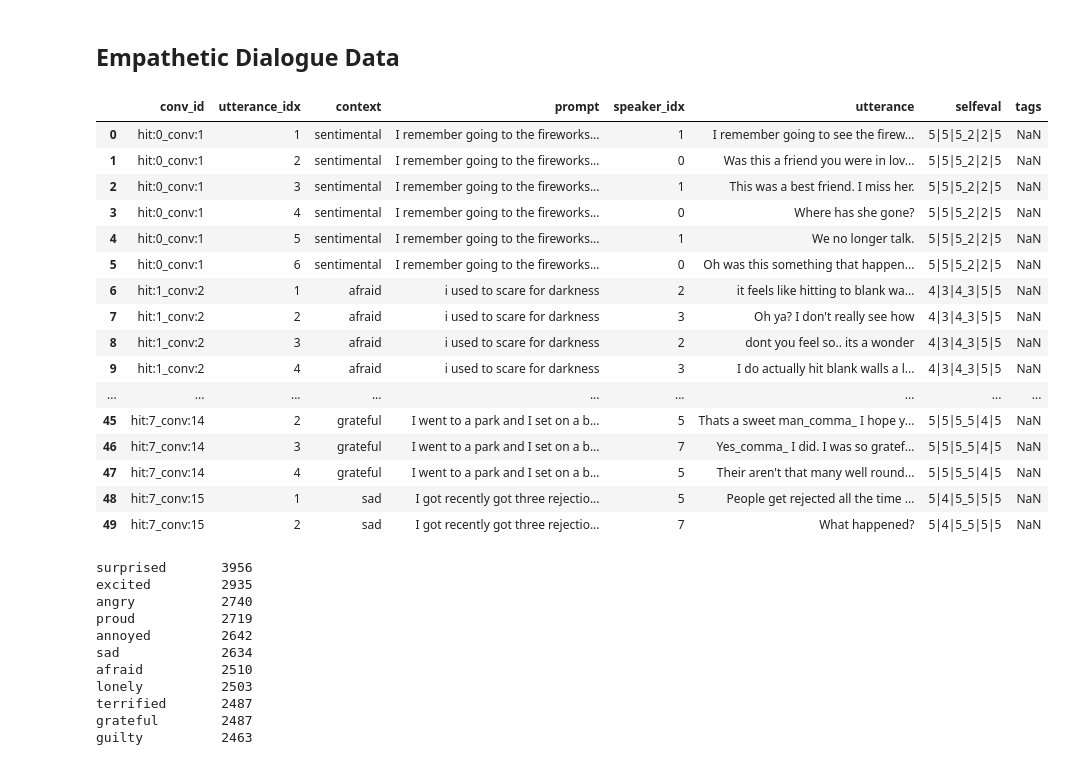
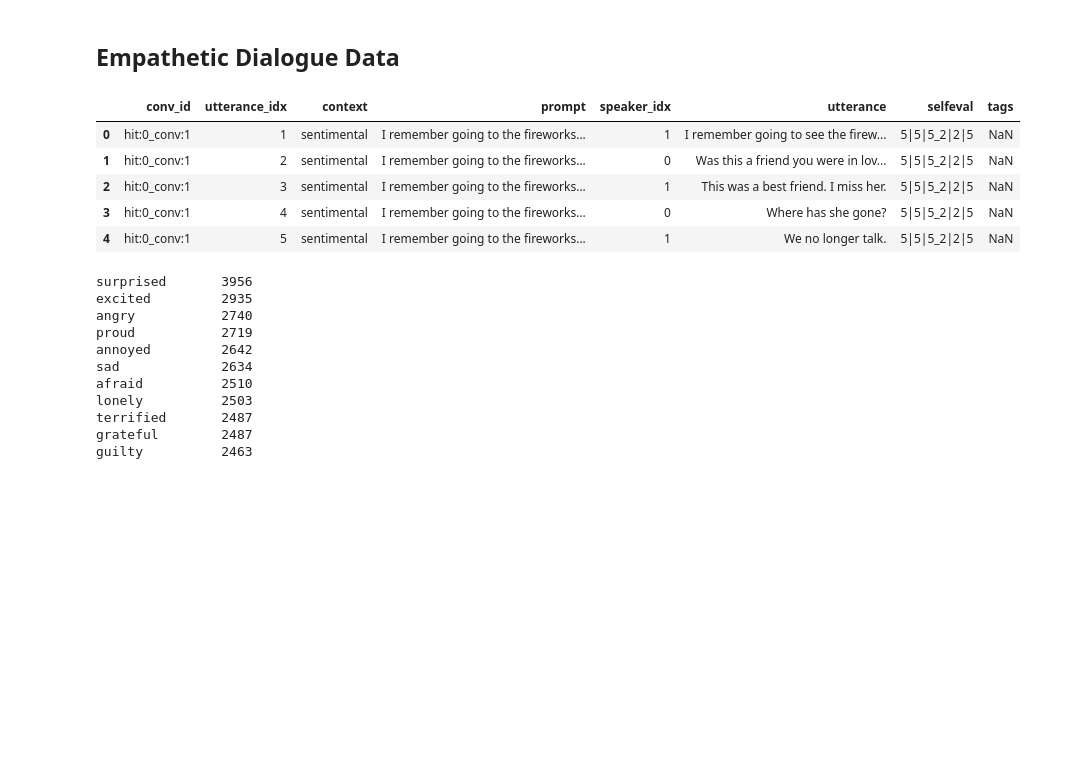
Before and after one commit to SolipsisAI/research, a Jupyter notebook: notebooks/ed-dialogueset.ipynb, the cells around one changed output. Saved outputs shown, nothing was run; the diff lists cells and outputs as text; code cells hidden in the pictures; blank space fills up the shorter version.

```diff
--- a/notebooks/ed-dialogueset.ipynb
+++ b/notebooks/ed-dialogueset.ipynb
@@ -12,25 +12,14 @@ data_filename = "../../data/empatheticdialogues/train.csv"
 # %%
 df = pd.read_csv(data_filename, on_bad_lines="skip")
 # %%
-df.head(50)
+df.head(5)
 # %% [output]
 |  | conv_id | utterance_idx | context | prompt | speaker_idx | utterance | selfeval | tags |
 | 0 | hit:0_conv:1 | 1 | sentimental | I remember going to the fireworks... | 1 | I remember going to see the firew... | 5|5|5_2|2|5 | NaN |
 | 1 | hit:0_conv:1 | 2 | sentimental | I remember going to the fireworks... | 0 | Was this a friend you were in lov... | 5|5|5_2|2|5 | NaN |
 | 2 | hit:0_conv:1 | 3 | sentimental | I remember going to the fireworks... | 1 | This was a best friend. I miss her. | 5|5|5_2|2|5 | NaN |
 | 3 | hit:0_conv:1 | 4 | sentimental | I remember going to the fireworks... | 0 | Where has she gone? | 5|5|5_2|2|5 | NaN |
 | 4 | hit:0_conv:1 | 5 | sentimental | I remember going to the fireworks... | 1 | We no longer talk. | 5|5|5_2|2|5 | NaN |
-| 5 | hit:0_conv:1 | 6 | sentimental | I remember going to the fireworks... | 0 | Oh was this something that happen... | 5|5|5_2|2|5 | NaN |
-| 6 | hit:1_conv:2 | 1 | afraid | i used to scare for darkness | 2 | it feels like hitting to blank wa... | 4|3|4_3|5|5 | NaN |
-| 7 | hit:1_conv:2 | 2 | afraid | i used to scare for darkness | 3 | Oh ya? I don't really see how | 4|3|4_3|5|5 | NaN |
-| 8 | hit:1_conv:2 | 3 | afraid | i used to scare for darkness | 2 | dont you feel so.. its a wonder | 4|3|4_3|5|5 | NaN |
-| 9 | hit:1_conv:2 | 4 | afraid | i used to scare for darkness | 3 | I do actually hit blank walls a l... | 4|3|4_3|5|5 | NaN |
-| ... | ... | ... | ... | ... | ... | ... | ... | ... |
-| 45 | hit:7_conv:14 | 2 | grateful | I went to a park and I set on a b... | 5 | Thats a sweet man_comma_ I hope y... | 5|5|5_5|4|5 | NaN |
-| 46 | hit:7_conv:14 | 3 | grateful | I went to a park and I set on a b... | 7 | Yes_comma_ I did. I was so gratef... | 5|5|5_5|4|5 | NaN |
-| 47 | hit:7_conv:14 | 4 | grateful | I went to a park and I set on a b... | 5 | Their aren't that many well round... | 5|5|5_5|4|5 | NaN |
-| 48 | hit:7_conv:15 | 1 | sad | I got recently got three rejectio... | 5 | People get rejected all the time ... | 5|4|5_5|5|5 | NaN |
-| 49 | hit:7_conv:15 | 2 | sad | I got recently got three rejectio... | 7 | What happened? | 5|4|5_5|5|5 | NaN |
 # %%
 df["context"].value_counts()
 # %% [output]
```
Also changed, not shown: parts of 23 cells of this notebook, 1 other file.
